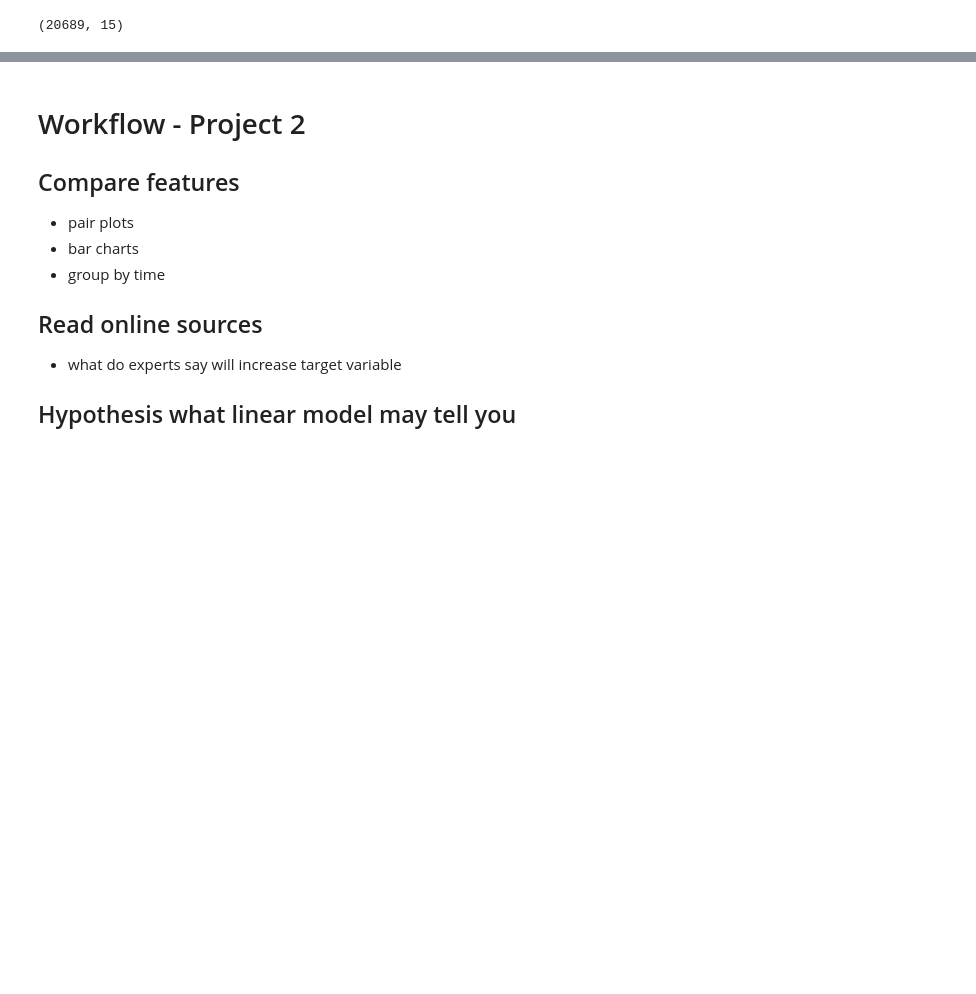
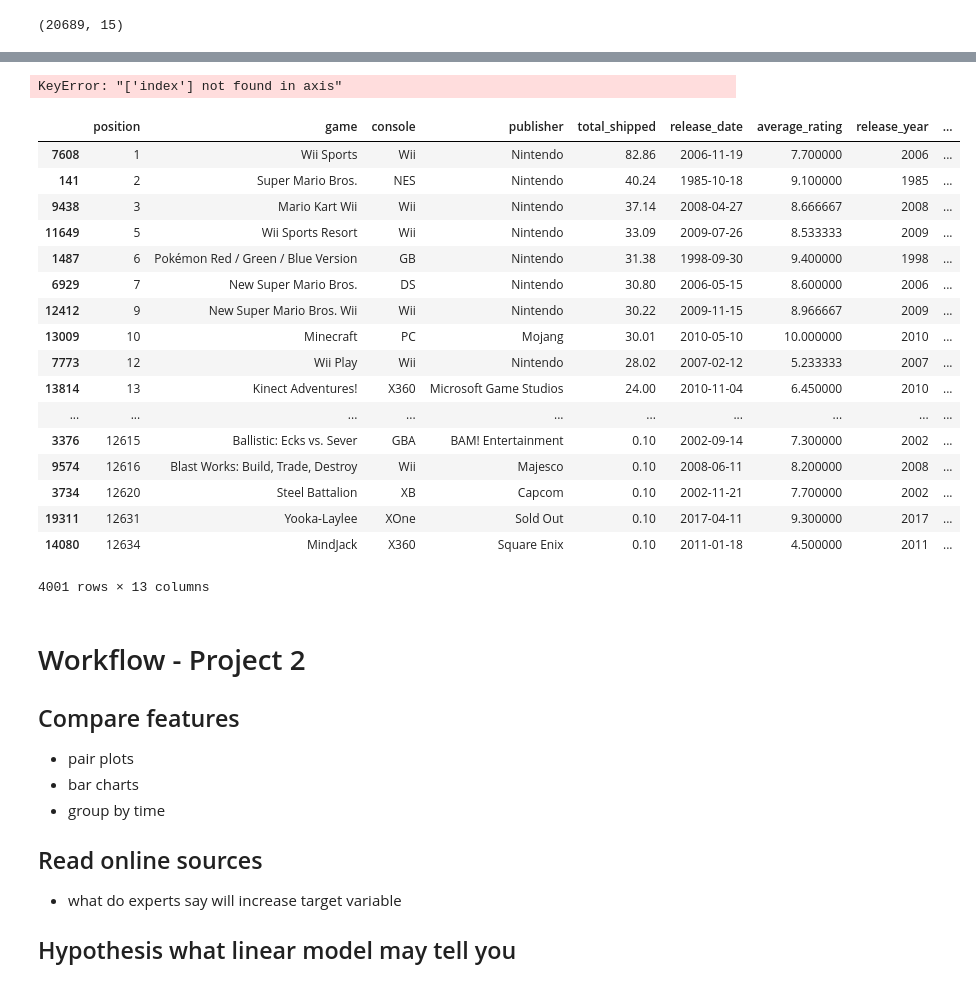
Before and after one commit to jeremyrchow/video_game_sales_data, a Jupyter notebook: exploratory_data_analysis_notebook.ipynb, the cells around one changed output, grey strips where cells are left out. Saved outputs shown, nothing was run; the diff lists cells and outputs as text; code cells hidden in the pictures; blank space fills up the shorter version.

```diff
--- a/exploratory_data_analysis_notebook.ipynb
+++ b/exploratory_data_analysis_notebook.ipynb
@@ -191,3 +183,30 @@ df['near_cn_holiday'] = df['release_date'].apply(lambda x: convert_day_to_2018(x
+# %%
+df['years_since_release'] = dt.datetime.now().year - df['release_year']
+# %%
+df = df.drop(columns='index')
+# %% [output]
+KeyError: "['index'] not found in axis"
+# %%
+df.sort_values(by = 'position')
+# %% [output]
+|  | position | game | console | publisher | total_shipped | release_date | average_rating | release_year | ... |
+| 7608 | 1 | Wii Sports | Wii | Nintendo | 82.86 | 2006-11-19 | 7.700000 | 2006 | ... |
+| 141 | 2 | Super Mario Bros. | NES | Nintendo | 40.24 | 1985-10-18 | 9.100000 | 1985 | ... |
+| 9438 | 3 | Mario Kart Wii | Wii | Nintendo | 37.14 | 2008-04-27 | 8.666667 | 2008 | ... |
+| 11649 | 5 | Wii Sports Resort | Wii | Nintendo | 33.09 | 2009-07-26 | 8.533333 | 2009 | ... |
+| 1487 | 6 | Pokémon Red / Green / Blue Version | GB | Nintendo | 31.38 | 1998-09-30 | 9.400000 | 1998 | ... |
+| 6929 | 7 | New Super Mario Bros. | DS | Nintendo | 30.80 | 2006-05-15 | 8.600000 | 2006 | ... |
+| 12412 | 9 | New Super Mario Bros. Wii | Wii | Nintendo | 30.22 | 2009-11-15 | 8.966667 | 2009 | ... |
+| 13009 | 10 | Minecraft | PC | Mojang | 30.01 | 2010-05-10 | 10.000000 | 2010 | ... |
+| 7773 | 12 | Wii Play | Wii | Nintendo | 28.02 | 2007-02-12 | 5.233333 | 2007 | ... |
+| 13814 | 13 | Kinect Adventures! | X360 | Microsoft Game Studios | 24.00 | 2010-11-04 | 6.450000 | 2010 | ... |
+| ... | ... | ... | ... | ... | ... | ... | ... | ... | ... |
+| 3376 | 12615 | Ballistic: Ecks vs. Sever | GBA | BAM! Entertainment | 0.10 | 2002-09-14 | 7.300000 | 2002 | ... |
+| 9574 | 12616 | Blast Works: Build, Trade, Destroy | Wii | Majesco | 0.10 | 2008-06-11 | 8.200000 | 2008 | ... |
+| 3734 | 12620 | Steel Battalion | XB | Capcom | 0.10 | 2002-11-21 | 7.700000 | 2002 | ... |
+| 19311 | 12631 | Yooka-Laylee | XOne | Sold Out | 0.10 | 2017-04-11 | 9.300000 | 2017 | ... |
+| 14080 | 12634 | MindJack | X360 | Square Enix | 0.10 | 2011-01-18 | 4.500000 | 2011 | ... |
+4001 rows × 13 columns
 # %% [markdown]
 # Workflow - Project 2
 
```
Also changed, not shown: parts of 2 cells of this notebook, 1 other file.
